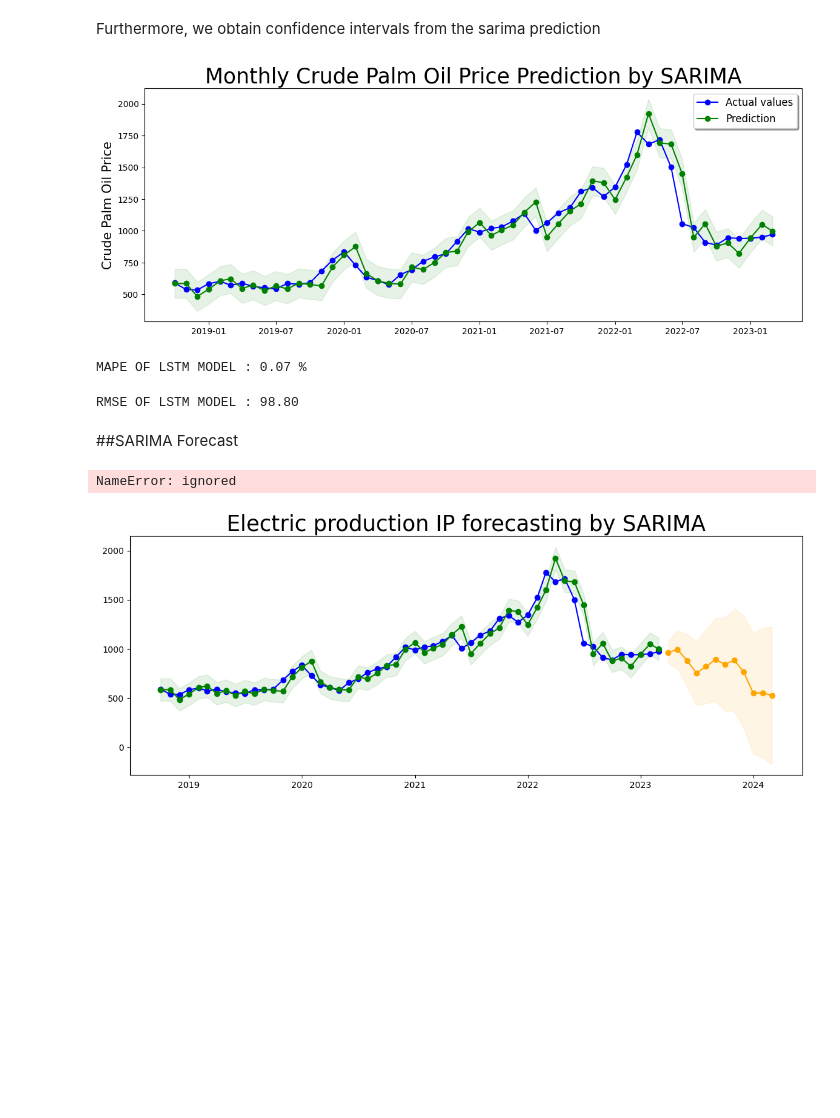
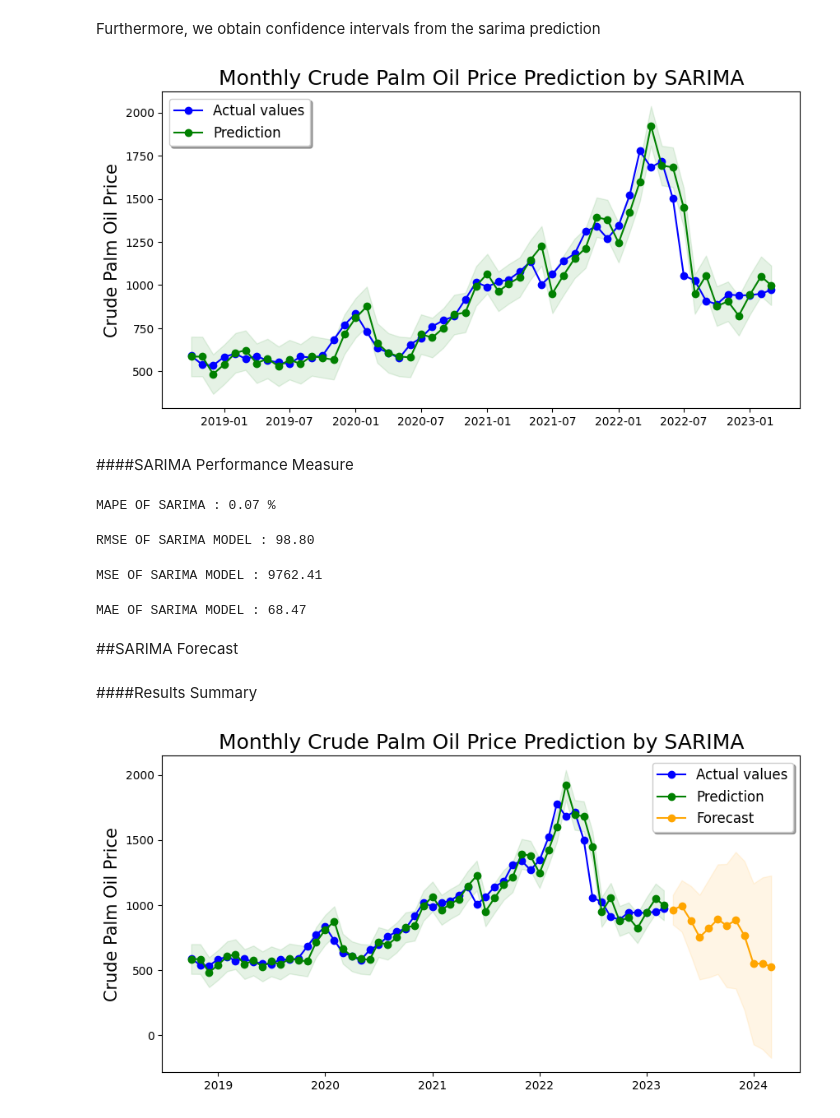
Before and after one commit to mofuoku417/Crude-Palm-Oil-Price-Prediction, a Jupyter notebook: Crude_PalmOil_Price_Prediction_SARIMA_Model.ipynb, the cells around one changed output. Saved outputs shown, nothing was run; the diff lists cells and outputs as text; code cells hidden in the pictures; blank space fills up the shorter version.

```diff
--- a/Crude_PalmOil_Price_Prediction_SARIMA_Model.ipynb
+++ b/Crude_PalmOil_Price_Prediction_SARIMA_Model.ipynb
@@ -415,29 +411,41 @@ confi_int_p=prediction.conf_int()
 lower_limits_p=confi_int_p.iloc[:,0]
 upper_limits_p=confi_int_p.iloc[:,1]
 # %%
-plt.figure(figsize=(14,5))
-plt.title("Monthly Crude Palm Oil Price Prediction by SARIMA", fontsize=25)
+plt.figure(figsize=(10,5))
+plt.title("Monthly Crude Palm Oil Price Prediction by SARIMA", fontsize=18)
 
 plt.plot(df[-54:].index,df[-54:].values, label='Actual values', color="blue", marker="o")
 
 plt.plot(mean_prediction[-54:].index, mean_prediction[-54:].values,label='Prediction', color="green", marker="o")
 plt.fill_between(mean_prediction[-54:].index, lower_limits_p, upper_limits_p, alpha=0.1, color="green")
 
 plt.legend(fontsize=12, fancybox=True, shadow=True, frameon=True)
 plt.ylabel('Crude Palm Oil Price', fontsize=15)
 plt.show()
 # %% [output]
-[figure, old version]
+[figure, new version]
+# %% [markdown]
+####SARIMA Performance Measure
 # %%
 mape_sarima = mape(df.iloc[-54:,0],mean_prediction)
-print(f"MAPE OF LSTM MODEL : {mape_sarima:.2f} %")
+print(f"MAPE OF SARIMA : {mape_sarima:.2f} %")
 # %% [output]
-MAPE OF LSTM MODEL : 0.07 %
+MAPE OF SARIMA : 0.07 %
 # %%
 rmse_sarima = sqrt(mean_squared_error(df[-54:].values,mean_prediction.values))
-print(f"RMSE OF LSTM MODEL : {rmse_sarima:.2f}")
+print(f"RMSE OF SARIMA MODEL : {rmse_sarima:.2f}")
 # %% [output]
-RMSE OF LSTM MODEL : 98.80
+RMSE OF SARIMA MODEL : 98.80
+# %%
+mse_sarima = mean_squared_error(df[-54:].values,mean_prediction.values)
+print(f"MSE OF SARIMA MODEL : {mse_sarima:.2f}")
+# %% [output]
+MSE OF SARIMA MODEL : 9762.41
+# %%
+mae_sarima = mean_absolute_error(df[-54:].values,mean_prediction.values)
+print(f"MAE OF SARIMA MODEL : {mae_sarima:.2f}")
+# %% [output]
+MAE OF SARIMA MODEL : 68.47
 # %% [markdown]
 ##SARIMA Forecast
 # %%
@@ -452,6 +462,8 @@ upper_limits_f=confi_int_f.iloc[:,1]
+# %% [markdown]
+####Results Summary
 # %%
-plt.figure(figsize=(14,5))
-plt.title("Electric production IP forecasting by SARIMA", fontsize=25)
+plt.figure(figsize=(10,5))
+plt.title("Monthly Crude Palm Oil Price Prediction by SARIMA", fontsize=18)
 
 plt.plot(df[-54:].index,df[-54:].values, label='Actual values', color="blue", marker="o")
 
@@ -461,10 +473,9 @@ plt.fill_between(mean_prediction[-54:].index, lower_limits_p, upper_limits_p, al
 plt.plot(mean_forecast[-54:].index,mean_forecast[-54:].values, label='Forecast', color="orange", marker="o")
 plt.fill_between(mean_forecast[-54:].index, lower_limits_f, upper_limits_f, alpha=0.1, color="orange")
 
-plt.axvline(df_pred.index[-1], color="red", linestyle="--")
+#plt.axvline(df_pred.index[-1], color="red", linestyle="--")
 plt.legend(fontsize=12, fancybox=True, shadow=True, frameon=True)
-plt.ylabel('Industrial Production (IP) index', fontsize=15)
+plt.ylabel('Crude Palm Oil Price', fontsize=15)
 plt.show()
 # %% [output]
-NameError: ignored
-[figure, old version]
+[figure, new version]
```
Also changed, not shown: parts of 6 cells of this notebook.
